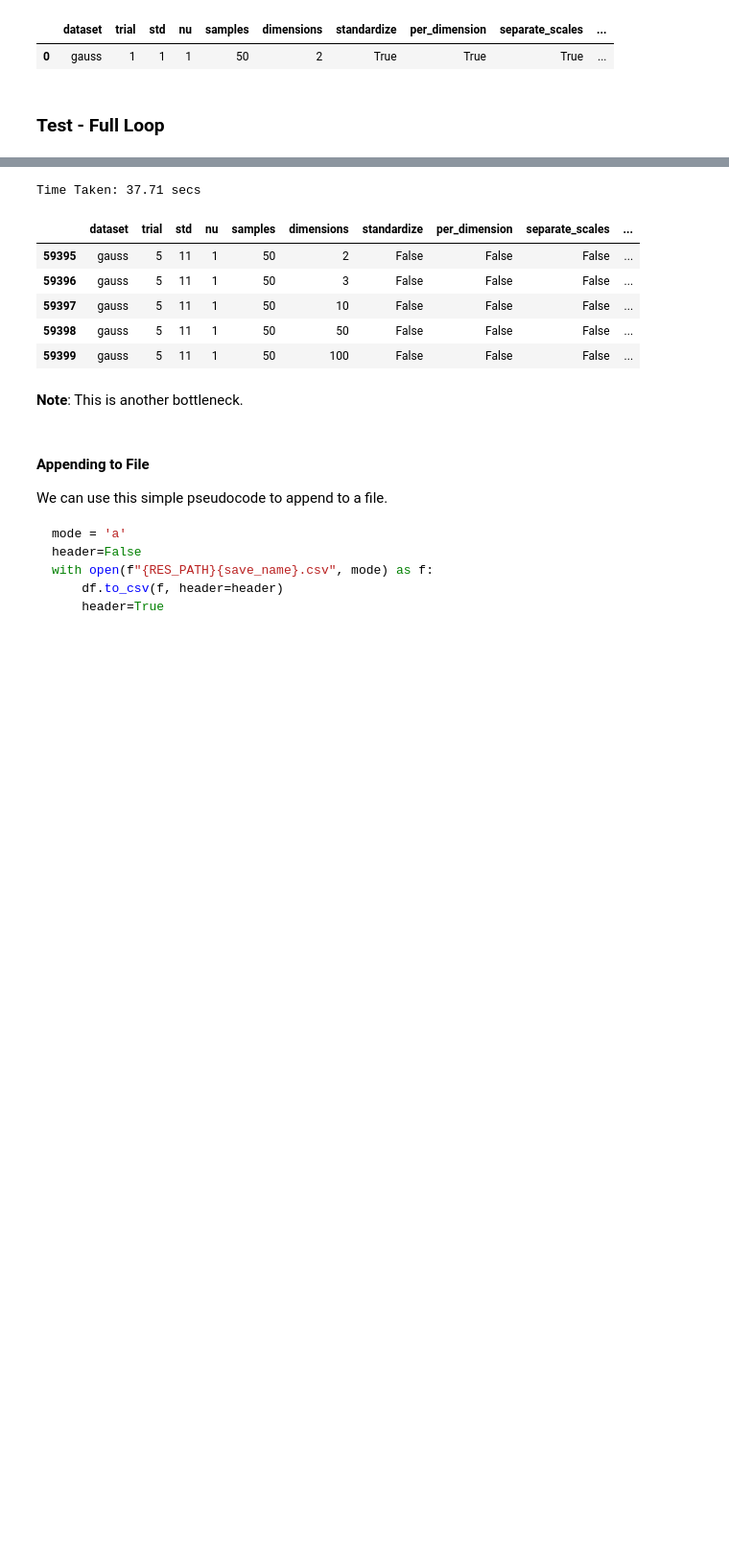
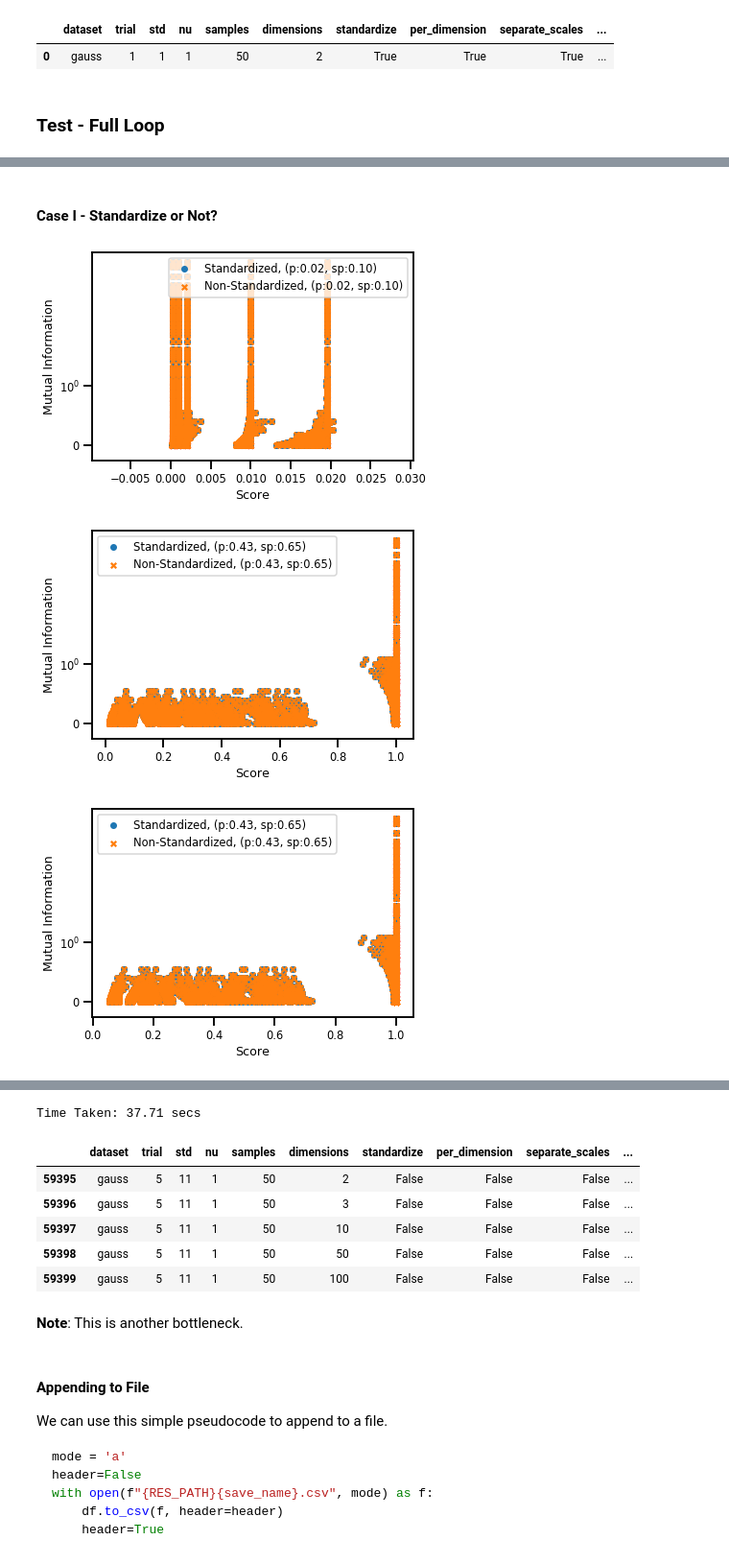
Before and after one commit to jejjohnson/hsic_alignment, a Jupyter notebook: notebooks/4_distributions/2.2_exp_mutual_info.ipynb, the cells around one changed output, grey strips where cells are left out. Shown at 96% size. Saved outputs shown, nothing was run; the diff lists cells and outputs as text; code cells hidden in the pictures; blank space fills up the shorter version.

```diff
--- a/notebooks/4_distributions/2.2_exp_mutual_info.ipynb
+++ b/notebooks/4_distributions/2.2_exp_mutual_info.ipynb
@@ -410,0 +634,18 @@ with tqdm(loop_params) as pbar:
+# %%
+from typing import List, Optional, Union
+
+df_query = namedtuple('df_query', ['name', 'elements'])
+
+def subset_dataframe(
+    df: pd.DataFrame,
+    queries: List[df_query],
+)-> pd.DataFrame:
+
+    # copy dataframe to prevent overwriting
+    sub_df = df.copy()
+
+    #
+    for iquery in queries:
+        sub_df = sub_df[sub_df[iquery.name].isin(iquery.elements)]
+
+    return sub_df
@@ -410,0 +697,8 @@ with tqdm(loop_params) as pbar:
+# %%
+scorer = 'hsic'
+sub_df = subset_dataframe(results_df, 'scorer', [scorer])
+
+test_corrs = get_correlations(sub_df)
+
+# check if output is named tuple
+assert isinstance(test_corrs, corr_stats)
@@ -410,0 +770,24 @@ with tqdm(loop_params) as pbar:
+# %% [markdown]
+#### Case I - Standardize or Not?
+# %%
+# initialize list of queries
+queries = []
+
+# # query dataframe for hsic
+# scorers = ['hsic',]
+# queries.append(df_query('scorer', scorers))
+
+# query dataframe for scott and silverman methods
+sigma_methods = ['scott', 'silverman']
+queries.append(df_query('sigma_method', sigma_methods))
+
+sub_df = subset_dataframe(results_df, queries)
+
+# plot - score vs mi
+plot_score_vs_mi(sub_df,  scorer='hsic', compare='standard');
+plot_score_vs_mi(sub_df,  scorer='cka', compare='standard');
+plot_score_vs_mi(sub_df,  scorer='ka', compare='standard');
+# %% [output]
+[figure, added]
+[figure, added]
+[figure, added]
```
Also changed, not shown: parts of 41 cells of this notebook, 4 other files.
